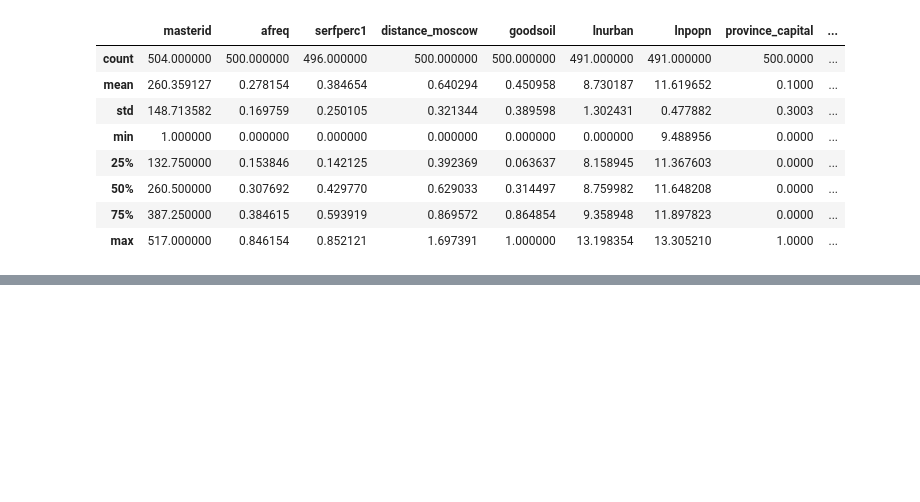
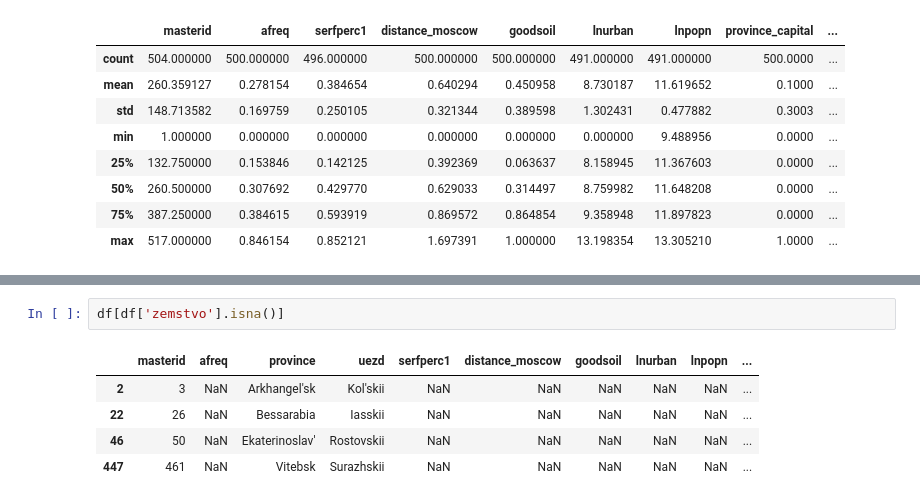
Before and after one commit to goffkiril/hse_metrics, a Jupyter notebook: HW_2/Kiriukhov_dz.ipynb, the cells around one changed output, grey strips where cells are left out. Drawn from its saved outputs; the diff is of its cells as text; blank space fills up the shorter version.

```diff
--- a/HW_2/Kiriukhov_dz.ipynb
+++ b/HW_2/Kiriukhov_dz.ipynb
@@ -80,0 +148,8 @@ df.describe()
+# %%
+df[df['zemstvo'].isna()]
+# %% [output]
+|  | masterid | afreq | province | uezd | serfperc1 | distance_moscow | goodsoil | lnurban | lnpopn | ... |
+| 2 | 3 | NaN | Arkhangel'sk | Kol'skii | NaN | NaN | NaN | NaN | NaN | ... |
+| 22 | 26 | NaN | Bessarabia | Iasskii | NaN | NaN | NaN | NaN | NaN | ... |
+| 46 | 50 | NaN | Ekaterinoslav' | Rostovskii | NaN | NaN | NaN | NaN | NaN | ... |
+| 447 | 461 | NaN | Vitebsk | Surazhskii | NaN | NaN | NaN | NaN | NaN | ... |
```
Also changed, not shown: parts of 28 cells of this notebook.
